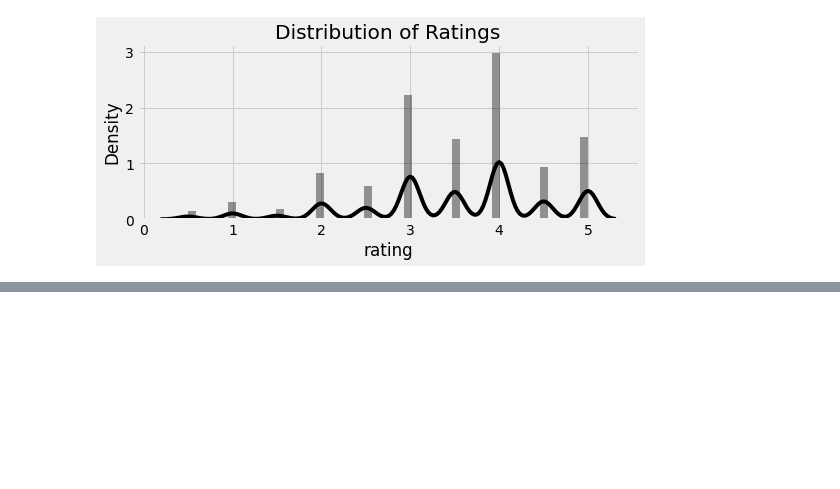
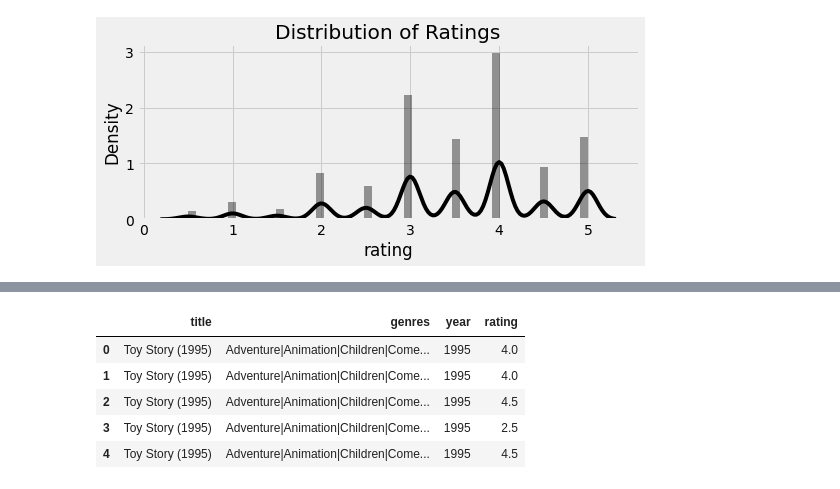
Before and after one commit to ChandimalPriyamantha/103-Data-Cleaning-on-Movie-Dataset, a Jupyter notebook: data-cleaning.ipynb, the cells around one changed output, grey strips where cells are left out. Cells and saved outputs as stored; diff of their text form; code cells hidden in the pictures; blank space fills up the shorter version.

```diff
--- a/data-cleaning.ipynb
+++ b/data-cleaning.ipynb
@@ -95,3 +95,18 @@ https://gist.github.com/mwaskom/de44147ed2974457ad6372750bbe5751
 
   sns.distplot(data['rating'], color='black')
 [figure]
+# %%
+# Lets Extract Year of Release from the Movie Title
+data['y'] = data['title'].str.split(' ')
+data['year'] = data['y'].apply(lambda x: x[-1])
+
+# Lets drop the unnecessary 'y' colum from the dataset
+data = data.drop(['y'], axis = 1)
+
+# Lets remove the Opening and Closing Bracket from the String
+data['year'] = data['year'].str.strip(')')
+data['year'] = data['year'].str.strip('(')
+
+# Lets check the Values after Extraction
+pd.set_option('max_rows',110)
+data['year'].value_counts()
@@ -97,0 +131,17 @@ https://gist.github.com/mwaskom/de44147ed2974457ad6372750bbe5751
+# %%
+# There are some Dirty Values, Let's Clean them
+data['year'] = data['year'].replace(('2007-','Despot','Thing','1975-1979','Road',''),
+                                    ('2007','2016','2016','1979','2002','1996'))
+
+# Lets convert the year colum into Integer data type
+data['year'] = data['year'].astype(int)
+
+#Lets check the head of the dataset again
+data.head()
+# %% [output]
+|  | title | genres | year | rating |
+| 0 | Toy Story (1995) | Adventure|Animation|Children|Come... | 1995 | 4.0 |
+| 1 | Toy Story (1995) | Adventure|Animation|Children|Come... | 1995 | 4.0 |
+| 2 | Toy Story (1995) | Adventure|Animation|Children|Come... | 1995 | 4.5 |
+| 3 | Toy Story (1995) | Adventure|Animation|Children|Come... | 1995 | 2.5 |
+| 4 | Toy Story (1995) | Adventure|Animation|Children|Come... | 1995 | 4.5 |
```
Also changed, not shown: parts of 5 cells of this notebook.
